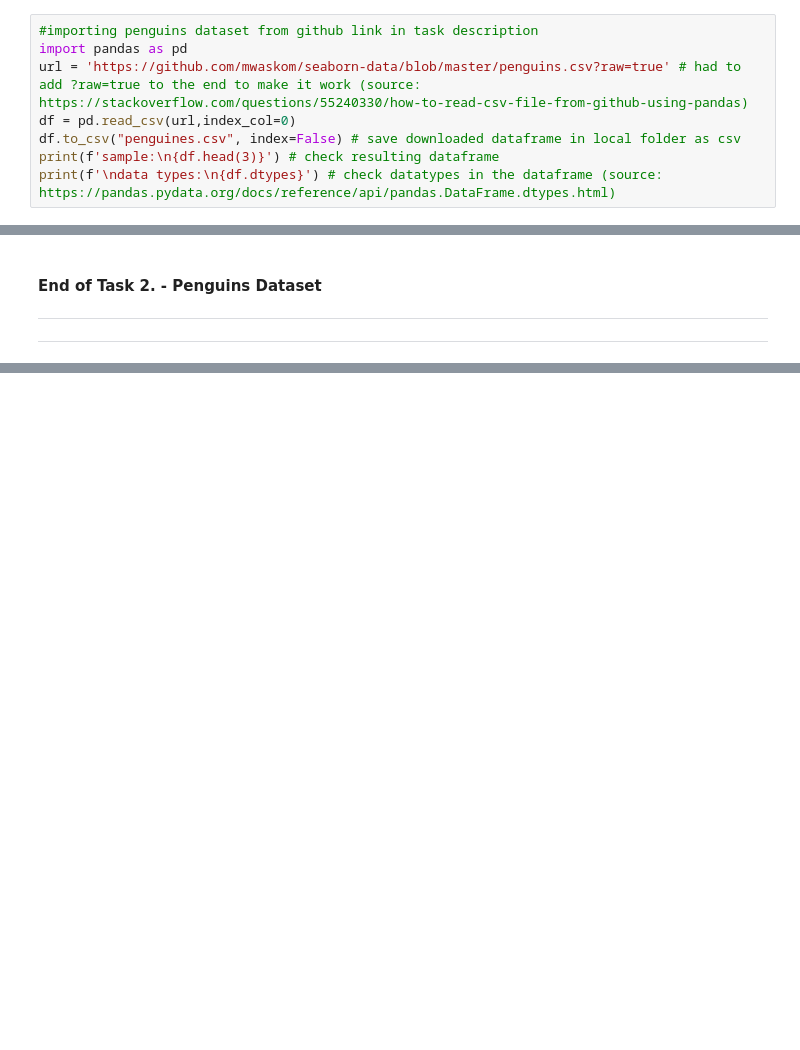
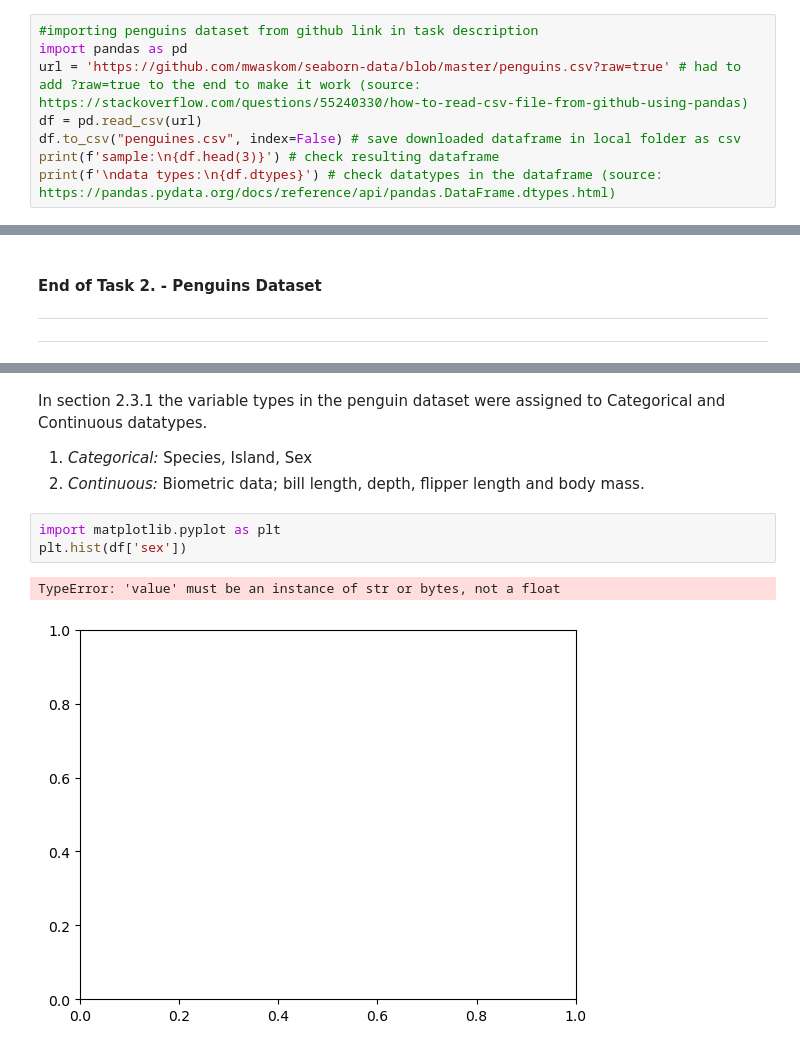
Before and after one commit to noyo0/Fundamentals_DataAnalysis, a Jupyter notebook: tasks.ipynb, the cells around one changed output, grey strips where cells are left out. Drawn from its saved outputs; the diff is of its cells as text; blank space fills up the shorter version.

```diff
--- a/tasks.ipynb
+++ b/tasks.ipynb
@@ -233,7 +233,7 @@ The dataset is imported directly from the github location then converted to data
 #importing penguins dataset from github link in task description
 import pandas as pd
 url = 'https://github.com/mwaskom/seaborn-data/blob/master/penguins.csv?raw=true' # had to add ?raw=true to the end to make it work (source: https://stackoverflow.com/questions/55240330/how-to-read-csv-file-from-github-using-pandas)
-df = pd.read_csv(url,index_col=0)
+df = pd.read_csv(url)
 df.to_csv("penguines.csv", index=False) # save downloaded dataframe in local folder as csv
 print(f'sample:\n{df.head(3)}') # check resulting dataframe
 print(f'\ndata types:\n{df.dtypes}') # check datatypes in the dataframe (source: https://pandas.pydata.org/docs/reference/api/pandas.DataFrame.dtypes.html)
@@ -312,0 +336,11 @@ ___
+# %% [markdown]
+In section 2.3.1 the variable types in the penguin dataset were assigned to Categorical and Continuous datatypes.
+
+1. *Categorical:* Species, Island, Sex
+2. *Continuous:* Biometric data; bill length, depth, flipper length and body mass.
+# %%
+import matplotlib.pyplot as plt
+plt.hist(df['sex'])
+# %% [output]
+TypeError: 'value' must be an instance of str or bytes, not a float
+[figure, added]
```
Also changed, not shown: parts of 7 cells of this notebook, 1 other file.
